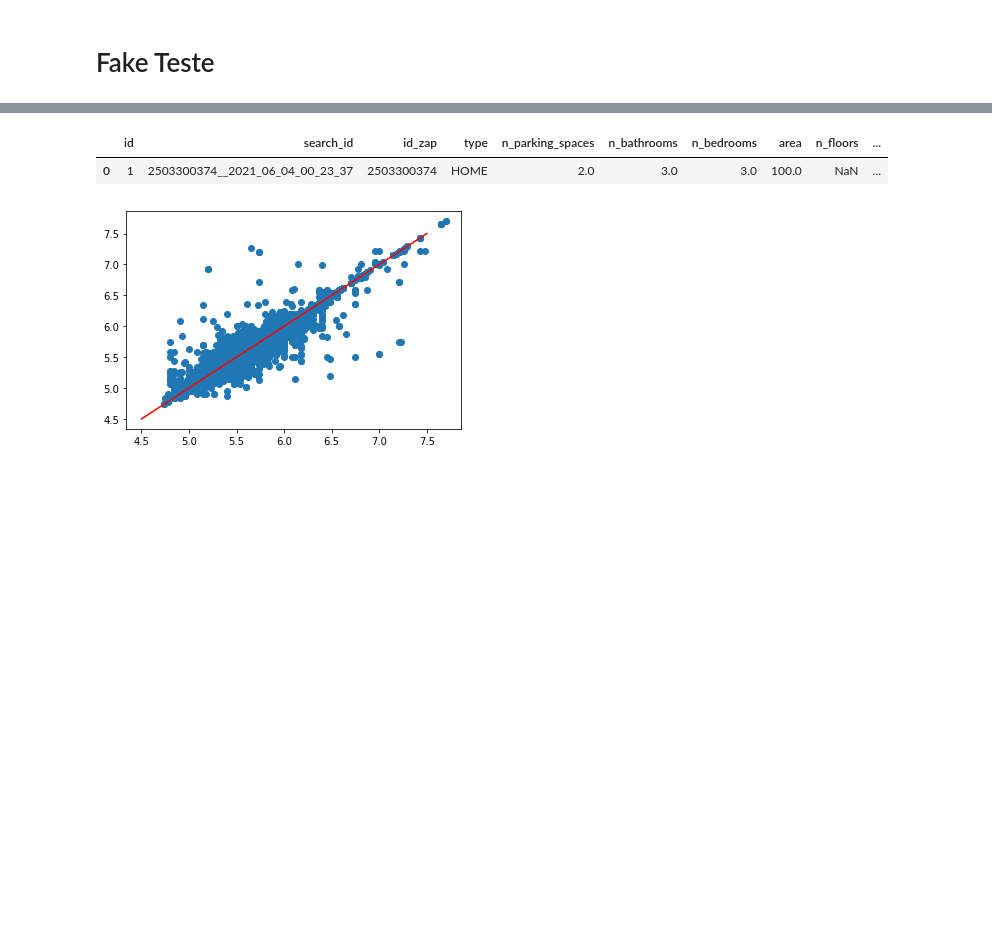
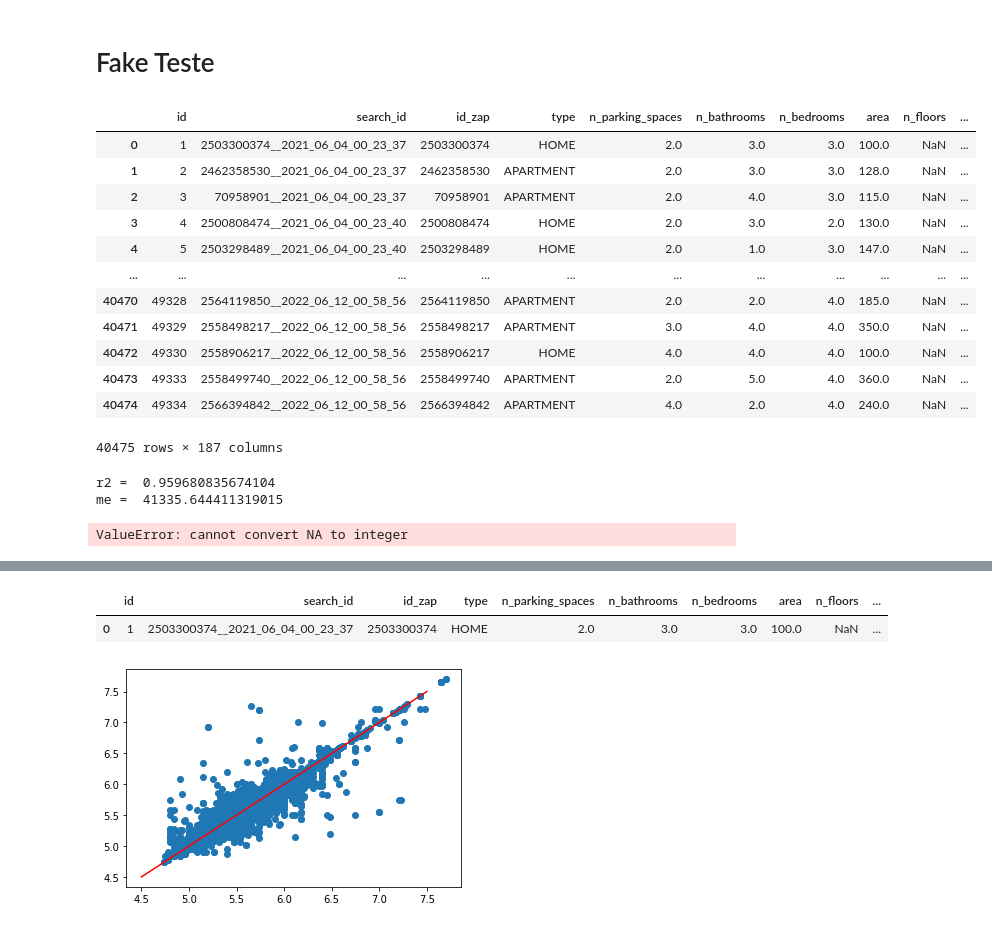
Before and after one commit to emdemor/model-pc-house-prices, a Jupyter notebook: main.ipynb, the cells around one changed output, grey strips where cells are left out. Drawn from its saved outputs; the diff is of its cells as text; code cells hidden in the pictures; blank space fills up the shorter version.

```diff
--- a/main.ipynb
+++ b/main.ipynb
@@ -104,2 +143,29 @@ temp
 # %% [markdown]
 # Fake Teste
+# %%
+# Getting data information
+data_config = get_config(filename="config/data_path.yaml")
+features_config = get_config(filename="config/features.yaml")
+
+# Construct the dataset
+raw_scrapped_features, y = get_train_dataset(data_config, extract_data=False)
+raw_scrapped_features = add_external_data(raw_scrapped_features, data_config)
+
+X = build_features(raw_scrapped_features)
+X = neighbors_one_hot_encode(X)
+# %%
+X
+# %% [output]
+|  | id | search_id | id_zap | type | n_parking_spaces | n_bathrooms | n_bedrooms | area | n_floors | ... |
+| 0 | 1 | 2503300374__2021_06_04_00_23_37 | 2503300374 | HOME | 2.0 | 3.0 | 3.0 | 100.0 | NaN | ... |
+| 1 | 2 | 2462358530__2021_06_04_00_23_37 | 2462358530 | APARTMENT | 2.0 | 3.0 | 3.0 | 128.0 | NaN | ... |
+| 2 | 3 | 70958901__2021_06_04_00_23_37 | 70958901 | APARTMENT | 2.0 | 4.0 | 3.0 | 115.0 | NaN | ... |
+| 3 | 4 | 2500808474__2021_06_04_00_23_40 | 2500808474 | HOME | 2.0 | 3.0 | 2.0 | 130.0 | NaN | ... |
+| 4 | 5 | 2503298489__2021_06_04_00_23_40 | 2503298489 | HOME | 2.0 | 1.0 | 3.0 | 147.0 | NaN | ... |
+| ... | ... | ... | ... | ... | ... | ... | ... | ... | ... | ... |
+| 40470 | 49328 | 2564119850__2022_06_12_00_58_56 | 2564119850 | APARTMENT | 2.0 | 2.0 | 4.0 | 185.0 | NaN | ... |
+| 40471 | 49329 | 2558498217__2022_06_12_00_58_56 | 2558498217 | APARTMENT | 3.0 | 4.0 | 4.0 | 350.0 | NaN | ... |
+| 40472 | 49330 | 2558906217__2022_06_12_00_58_56 | 2558906217 | HOME | 4.0 | 4.0 | 4.0 | 100.0 | NaN | ... |
+| 40473 | 49333 | 2558499740__2022_06_12_00_58_56 | 2558499740 | APARTMENT | 2.0 | 5.0 | 4.0 | 360.0 | NaN | ... |
+| 40474 | 49334 | 2566394842__2022_06_12_00_58_56 | 2566394842 | APARTMENT | 4.0 | 2.0 | 4.0 | 240.0 | NaN | ... |
+40475 rows × 187 columns
@@ -105,0 +194,32 @@ temp
+# %%
+from sklearn.linear_model import LinearRegression
+from sklearn.tree import DecisionTreeRegressor
+from sklearn.ensemble import HistGradientBoostingRegressor, RandomForestRegressor, GradientBoostingRegressor
+from sklearn.metrics import r2_score, mean_absolute_error
+from xgboost import XGBRegressor
+from lightgbm import LGBMRegressor
+
+neighbors = pd.concat(
+    [
+        X_train.drop(columns = 'neighborhood'),
+        pd.get_dummies(X_train['neighborhood'], prefix = 'bairro')
+    ],
+    axis=1
+)
+
+neighbors_1,neighbors_2, y_1, y_2 = train_test_split(neighbors,y_train, test_size=0.25,random_state=42)
+
+model = XGBRegressor(max_depth=15, min_child_weight=1)
+
+model.fit(neighbors_1, y_1)
+
+print('r2 = ',r2_score(model.predict(neighbors_2),y_2))
+print('me = ',mean_absolute_error(model.predict(neighbors_2),y_2))
+# %% [output]
+r2 =  0.959680835674104
+me =  41335.644411319015
+# %%
+encode = OneHotMissingEncoder(columns = ['neighborhood'])
+encode.fit_transform(X_train)
+# %% [output]
+ValueError: cannot convert NA to integer
```
Also changed, not shown: parts of 12 cells of this notebook, 1 other file.
